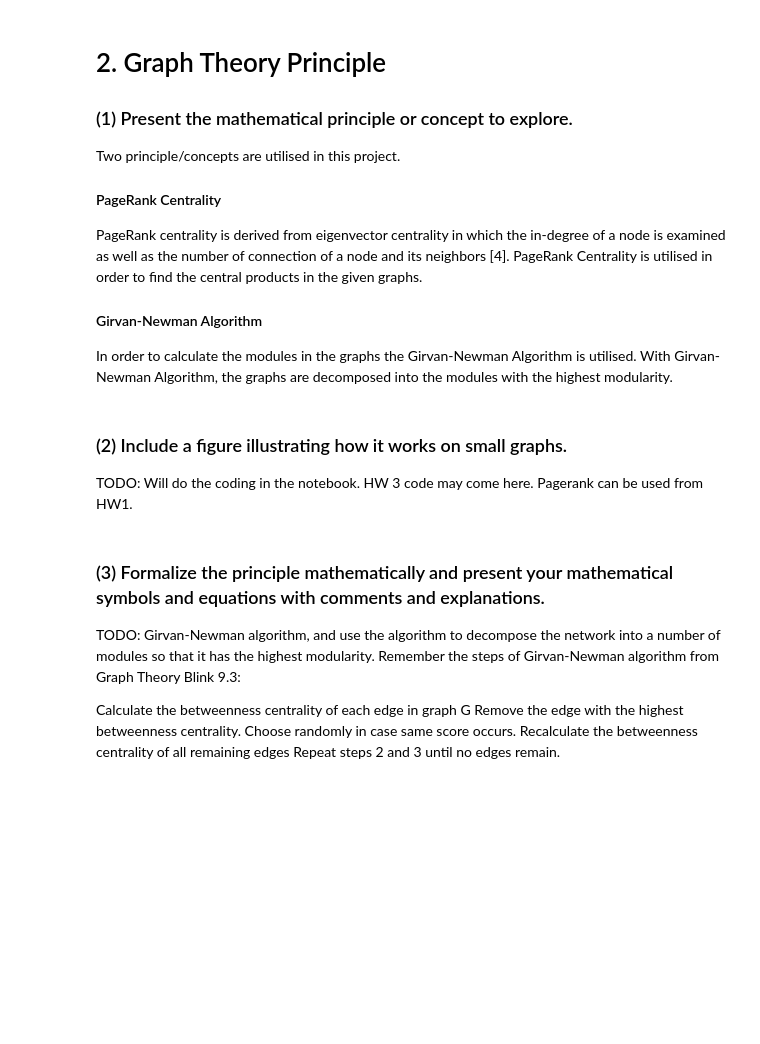
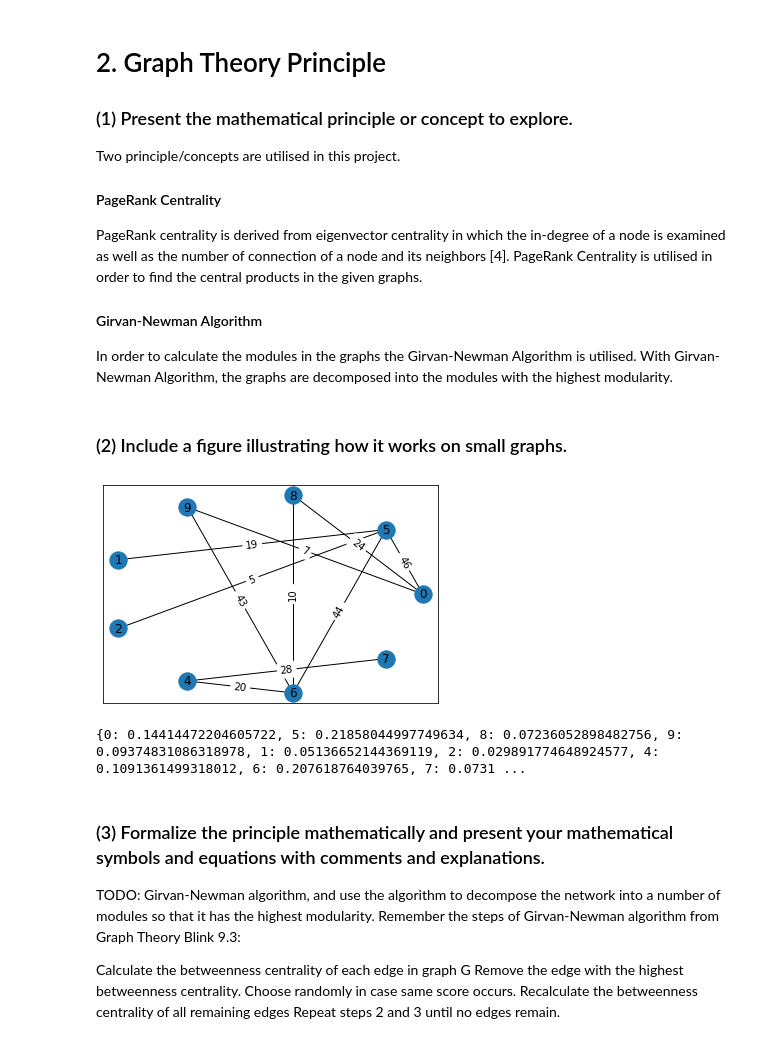
Before and after one commit to mumtazcem/Amazon-meta-graph, a Jupyter notebook: group7_metadata_analyzer.ipynb, the cells around one changed output. Cells and saved outputs as stored; diff of their text form; code cells hidden in the pictures; blank space fills up the shorter version.

Commit message:
Part 2.2 Pagerank Finished. Will add GirvanNewman

```diff
--- a/group7_metadata_analyzer.ipynb
+++ b/group7_metadata_analyzer.ipynb
@@ -149,8 +155,63 @@ PageRank centrality is derived from eigenvector centrality in which the in-degre
 In order to calculate the modules in the graphs the Girvan-Newman Algorithm is utilised. With Girvan-Newman Algorithm, the graphs are decomposed into the modules with the highest modularity.
 # %% [markdown]
 ### (2) Include a figure illustrating how it works on small graphs.
-
-TODO: Will do the coding in the notebook. HW 3 code may come here. Pagerank can be used from HW1.
+# %%
+def RandomAdjacencyMatrix(n, p):
+    M = np.zeros((n,n), dtype=np.uint8)
+    for i in range(n):
+        for j in range(i+1, n):
+            if np.random.rand() < p:
+                M[i,j], M[j, i] = 1, 1
+    return M
+
+def RandomGraph(n, p, startw, stopw):
+    '''
+    Creates a random networkx undirected, unweighted graph
+
+    Inputs:
+        n: number of nodes in graph
+        p: probability of an edge being included
+        startw: start value for weight
+        stopw: stop value of weight
+
+    Outputs:
+        M: Adjacency matrix as numpy array
+        G: nx Graph
+
+    '''
+    M = RandomAdjacencyMatrix(n, p)
+    edges = np.transpose(np.where(M==1))
+
+    G = nx.Graph()
+    for i in range(edges.shape[0]):
+        G.add_edge(edges[i, 0], edges[i, 1], weight = random.randrange(startw, stopw))
+
+    return G, M
+
+def VisualizeGraph(G):
+    pos = nx.circular_layout(G)
+    nx.draw_networkx(G, pos)
+    labels = nx.get_edge_attributes(G,'weight')
+    nx.draw_networkx_edge_labels(G,pos,edge_labels=labels)
+    plt.show()
+
+def pagerank_centrality(G, alphaVal, max_iteration):
+    return nx.pagerank(G, alpha = alphaVal, weight = "weight", max_iter = max_iteration)
+
+n = 10
+p = 0.2
+strtw = 1
+stopw = 50
+
+max_iteration = 1000
+alphaVal = 0.8
+
+G, M = RandomGraph(n, p, strtw, stopw)
+VisualizeGraph(G)
+print(pagerank_centrality(G, alphaVal, max_iteration))
+# %% [output]
+[figure, added]
+{0: 0.14414472204605722, 5: 0.21858044997749634, 8: 0.07236052898482756, 9: 0.09374831086318978, 1: 0.05136652144369119, 2: 0.029891774648924577, 4: 0.1091361499318012, 6: 0.207618764039765, 7: 0.0731 ...
 # %% [markdown]
 ### (3) Formalize the principle mathematically and present your mathematical symbols and equations with comments and explanations.
 
```
Also changed, not shown: parts of 1 cell of this notebook.
